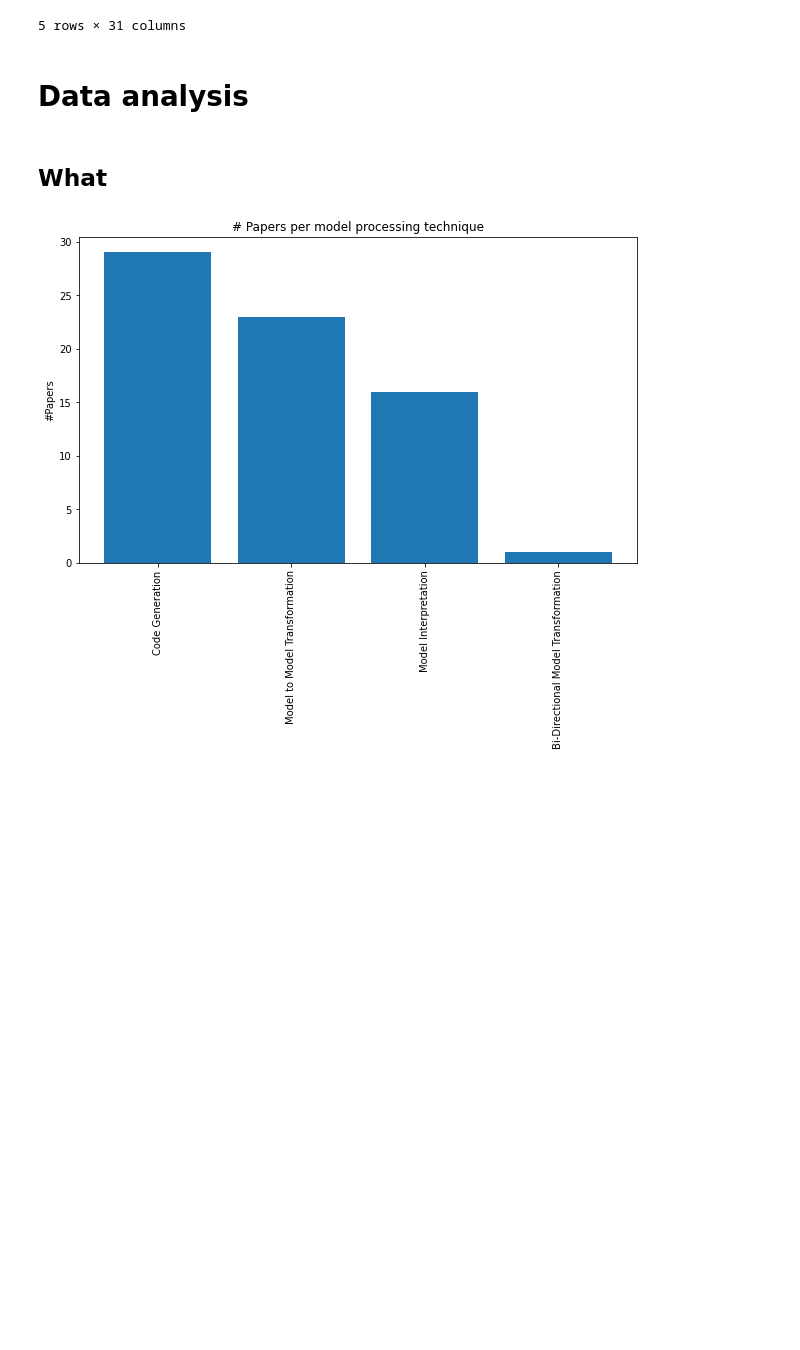
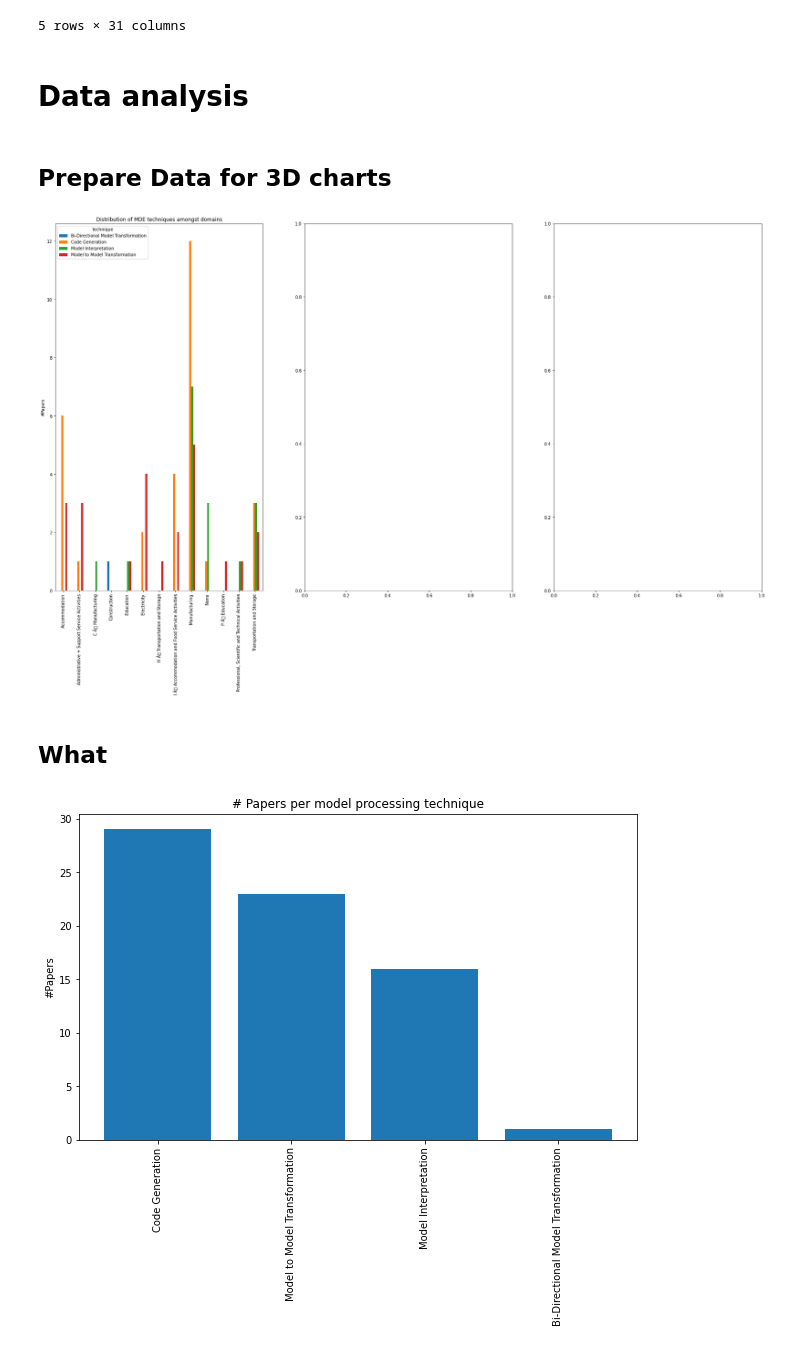
Before and after one commit to cdl-mint/mde4dts, a Jupyter notebook: visualizations_daniel.ipynb, the cells around one changed output. Drawn from its saved outputs; the diff is of its cells as text; code cells hidden in the pictures; blank space fills up the shorter version.

Commit message:
update visualizations daniel with 3d figures + renaming years figures

```diff
--- a/visualizations_daniel.ipynb
+++ b/visualizations_daniel.ipynb
@@ -22,7 +24,7 @@ import matplotlib.pyplot as plt
 # %% [markdown]
 # Read data variable from csv
 # %%
-df = pd.read_csv(filepath_or_buffer="data/extraction consolidation results.csv",sep=";", encoding="latin-1")
+df = pd.read_csv(filepath_or_buffer="data/04 extraction consolidation results_5.csv", sep="|")
 result = df['Title'].to_list()
 result = list(dict.fromkeys(result))
 titles = list(df.columns)
@@ -44,6 +46,55 @@ data.head()
 5 rows × 31 columns
 # %% [markdown]
 # Data analysis
+# %% [markdown]
+## Prepare Data for 3D charts
+# %%
+source_target = pd.DataFrame(columns = ['source', 'target'])
+system_lcp_techniques = pd.DataFrame(columns = ['value', 'technique'])
+twin_lcp_techniques = pd.DataFrame(columns = ['value', 'technique'])
+twinning_target_techniques = pd.DataFrame(columns = ['value', 'technique'])
+trl_techniques = pd.DataFrame(columns = ['value', 'technique'])
+
+with open("target/json/data_consolidated_semistructured_3.json", 'r') as json_file:
+    data_semistr = json.load(json_file)
+
+mde_techniques = data["model processing technique"].value_counts().index.tolist()
+for title, contents in data_semistr.items():
+    domain = contents["use case domain"]
+    trl = contents["Technological Readiness Level"]
+
+    twinning_target = contents["twinning target"]
+    for index, mdeContents in contents["modelTrafos"].items():
+        mdeContents = json.loads(mdeContents)
+        src_cat_1 = mdeContents["source category"]
+        src_cat_2 = mdeContents["source sub-category"]
+        src_cat_3 = mdeContents["source model target category"]
+        trg_cat_1 = mdeContents["target category"]
+        trg_cat_2 = mdeContents["target sub-category"]
+        trg_cat_3 = mdeContents["target model target category"]
+        new_line = pd.DataFrame([{"source": src_cat_1, "target": trg_cat_1}])
+        source_target = pd.concat([source_target, new_line], ignore_index=True)
+        new_line = pd.DataFrame([{"source": src_cat_1, "target": trg_cat_2}])
+        source_target = pd.concat([source_target, new_line], ignore_index=True)
+        new_line = pd.DataFrame([{"source": src_cat_1, "target": trg_cat_3}])
+        source_target = pd.concat([source_target, new_line], ignore_index=True)
+        new_line = pd.DataFrame([{"source": src_cat_2, "target": trg_cat_1}])
+        source_target = pd.concat([source_target, new_line], ignore_index=True)
+        new_line = pd.DataFrame([{"source": src_cat_2, "target": trg_cat_2}])
+        source_target = pd.concat([source_target, new_line], ignore_index=True)
+        new_line = pd.DataFrame([{"source": src_cat_2, "target": trg_cat_3}])
+        source_target = pd.concat([source_target, new_line], ignore_index=True)
+        new_line = pd.DataFrame([{"source": src_cat_3, "target": trg_cat_1}])
+        source_target = pd.concat([source_target, new_line], ignore_index=True)
+        new_line = pd.DataFrame([{"source": src_cat_3, "target": trg_cat_2}])
+        source_target = pd.concat([source_target, new_line], ignore_index=True)
+        new_line = pd.DataFrame([{"source": src_cat_3, "target": trg_cat_3}])
+        source_target = pd.concat([source_target, new_line], ignore_index=True)
+fig, axes = plt.subplots(nrows=1, ncols=3, figsize=(30, 16))
+ax = domains_techniques.groupby(['value','technique']).size().unstack().plot(kind='bar', stacked=False, ax=axes[0],
+                                                                             ylabel="#Papers", title="Distribution of MDE techniques amongst domains", xlabel="")
+# %% [output]
+[figure, added]
 # %% [markdown]
 ## What
 # %%
```
Also changed, not shown: parts of 1 cell of this notebook, 7 other files.
